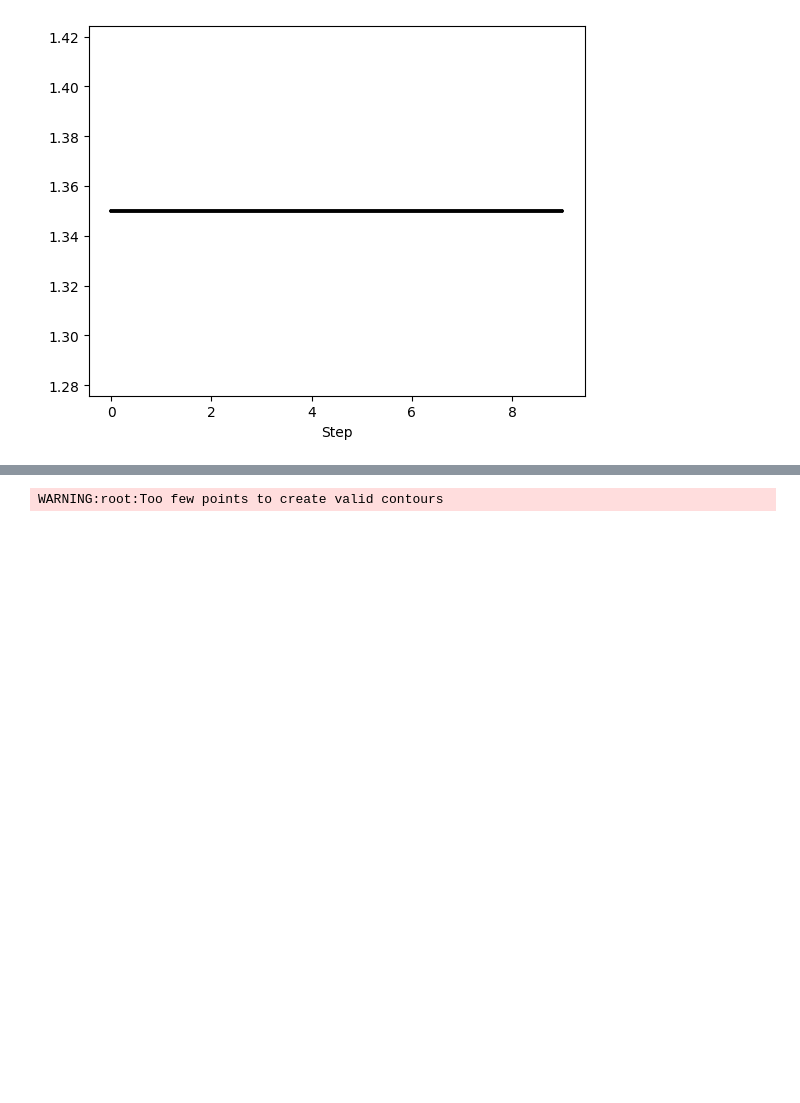
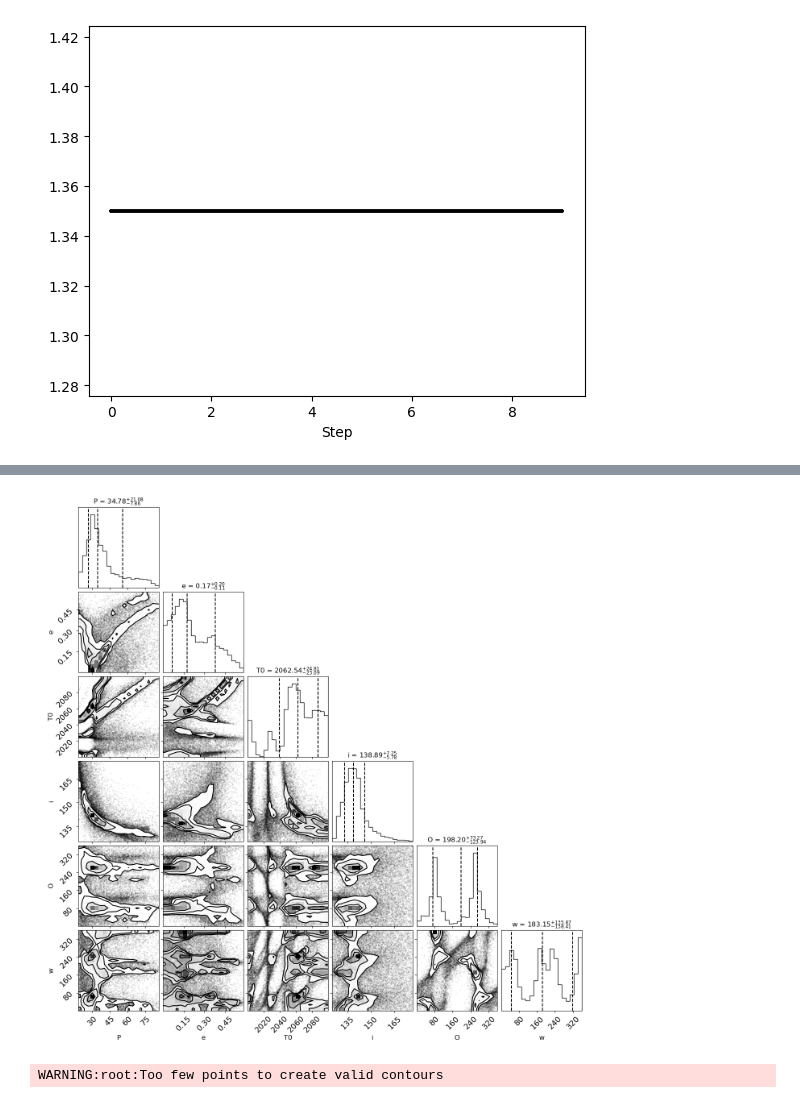
Before and after one commit to sblunt/orbitize, a Jupyter notebook: docs/tutorials/ONeil-ObsPriors.ipynb, the cells around one changed output, grey strips where cells are left out. Saved outputs shown, nothing was run; the diff lists cells and outputs as text; code cells hidden in the pictures; blank space fills up the shorter version.

Commit message:
Add example from Efit5 to with obs priors in tutorial

```diff
--- a/docs/tutorials/ONeil-ObsPriors.ipynb
+++ b/docs/tutorials/ONeil-ObsPriors.ipynb
@@ -148,3 +152,8 @@ Run complete
+# %%
+from IPython import display
+display.Image("/Users/clarissardoo/Downloads/HD206893B_cornerplot_efit_test.png")
+# %% [output]
+[figure, added]
 # %%
 my_corner = myMCMC.results.plot_corner(
     param_list=["per1", "ecc1", "tp1", "inc1", "pan1", "aop1"]
```
Also changed, not shown: parts of 2 cells of this notebook.
